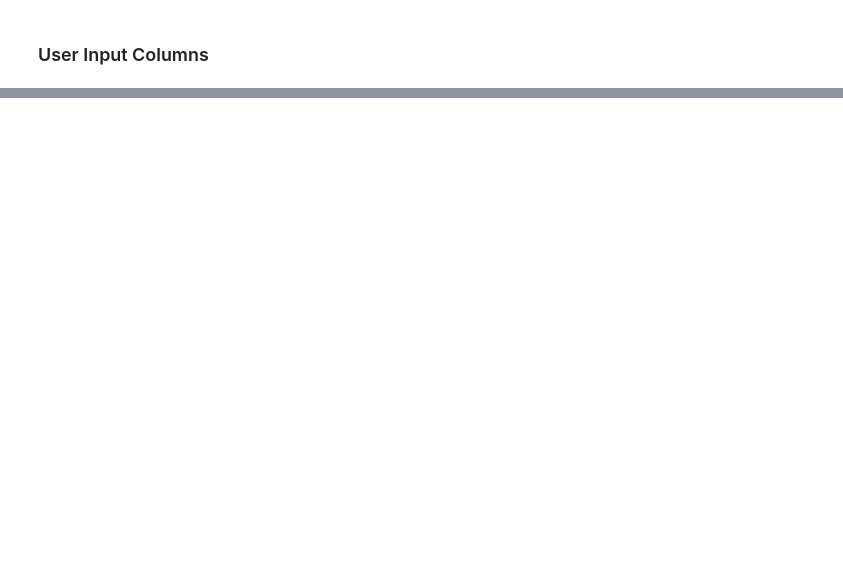
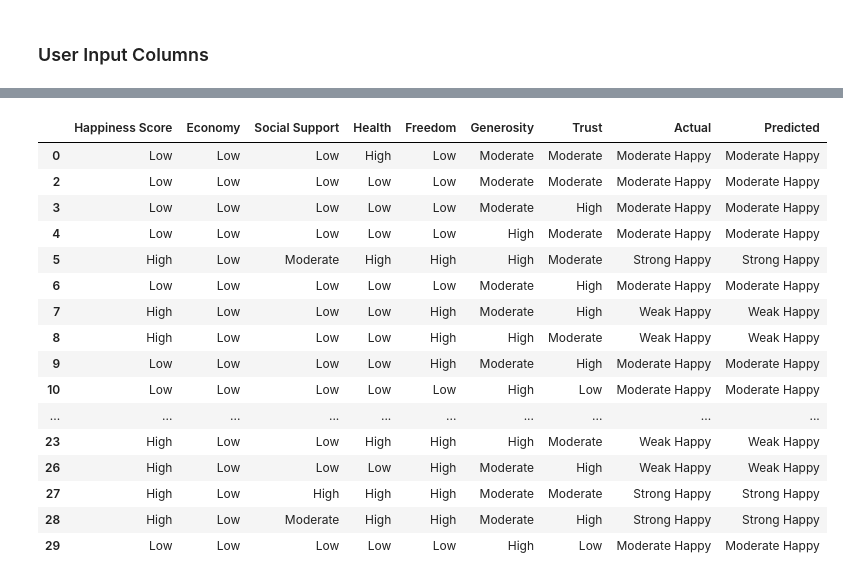
Before and after one commit to fairuznawar122/World-Happiness-Classification, a Jupyter notebook: World_Happiness_Decision_Tree.ipynb, the cells around one changed output, grey strips where cells are left out. Drawn from its saved outputs; the diff is of its cells as text; code cells hidden in the pictures; blank space fills up the shorter version.

```diff
--- a/World_Happiness_Decision_Tree.ipynb
+++ b/World_Happiness_Decision_Tree.ipynb
@@ -426,0 +470,23 @@ NameError: name 'df' is not defined
+# %%
+
+feature_mapping = {0: 'Low', 1: 'Moderate', 2: 'High'}  # Map numerical values to strings
+class_mapping = {0: 'Weak Happy', 1: 'Moderate Happy', 2: 'Strong Happy'}
+
+df_results = pd.DataFrame(X_test.reset_index(drop=True), columns=X.columns)  # Convert X_test to DataFrame with feature names
+for column in df_results.columns:
+    df_results[column] = df_results[column].map(feature_mapping)  # Map numerical values to strings
+df_results.shape
+
+
+# Convert y_test and y_pred to pandas Series
+y_test_series = pd.Series(y_test)
+y_pred_series = pd.Series(y_pred)
+
+# Map the numerical labels to class names
+y_test_series = y_test_series.map(class_mapping).reset_index(drop=True)
+y_pred_series = y_pred_series.map(class_mapping).reset_index(drop=True)
+
+# Combine into a DataFrame for easy comparison
+df_results['Actual'] = y_test_series  # Add actual labels (y_test) to the DataFrame
+df_results['Predicted'] = y_pred_series
+df_results
@@ -426,0 +511,12 @@ NameError: name 'df' is not defined
+# %%
+# Filter out correct and incorrect classifications
+correct_classifications = df_results[df_results['Actual'] == df_results['Predicted']]
+incorrect_classifications = df_results[df_results['Actual'] != df_results['Predicted']]
+
+# Display the results
+print("Correct Classifications:")
+print(correct_classifications)
+print(correct_classifications.shape)
+print("\nIncorrect Classifications:")
+print(incorrect_classifications)
+print(incorrect_classifications.shape)
@@ -426,0 +549,20 @@ NameError: name 'df' is not defined
+# %%
+correct_classifications
+# %% [output]
+|  | Happiness Score | Economy | Social Support | Health | Freedom | Generosity | Trust | Actual | Predicted |
+| 0 | Low | Low | Low | High | Low | Moderate | Moderate | Moderate Happy | Moderate Happy |
+| 2 | Low | Low | Low | Low | Low | Moderate | Moderate | Moderate Happy | Moderate Happy |
+| 3 | Low | Low | Low | Low | Low | Moderate | High | Moderate Happy | Moderate Happy |
+| 4 | Low | Low | Low | Low | Low | High | Moderate | Moderate Happy | Moderate Happy |
+| 5 | High | Low | Moderate | High | High | High | Moderate | Strong Happy | Strong Happy |
+| 6 | Low | Low | Low | Low | Low | Moderate | High | Moderate Happy | Moderate Happy |
+| 7 | High | Low | Low | Low | High | Moderate | High | Weak Happy | Weak Happy |
+| 8 | High | Low | Low | Low | High | High | Moderate | Weak Happy | Weak Happy |
+| 9 | Low | Low | Low | Low | High | Moderate | High | Moderate Happy | Moderate Happy |
+| 10 | Low | Low | Low | Low | Low | High | Low | Moderate Happy | Moderate Happy |
+| ... | ... | ... | ... | ... | ... | ... | ... | ... | ... |
+| 23 | High | Low | Low | High | High | High | Moderate | Weak Happy | Weak Happy |
+| 26 | High | Low | Low | Low | High | Moderate | High | Weak Happy | Weak Happy |
+| 27 | High | Low | High | High | High | Moderate | Moderate | Strong Happy | Strong Happy |
+| 28 | High | Low | Moderate | High | High | Moderate | High | Strong Happy | Strong Happy |
+| 29 | Low | Low | Low | Low | Low | High | Low | Moderate Happy | Moderate Happy |
```
Also changed, not shown: parts of 25 cells of this notebook.
